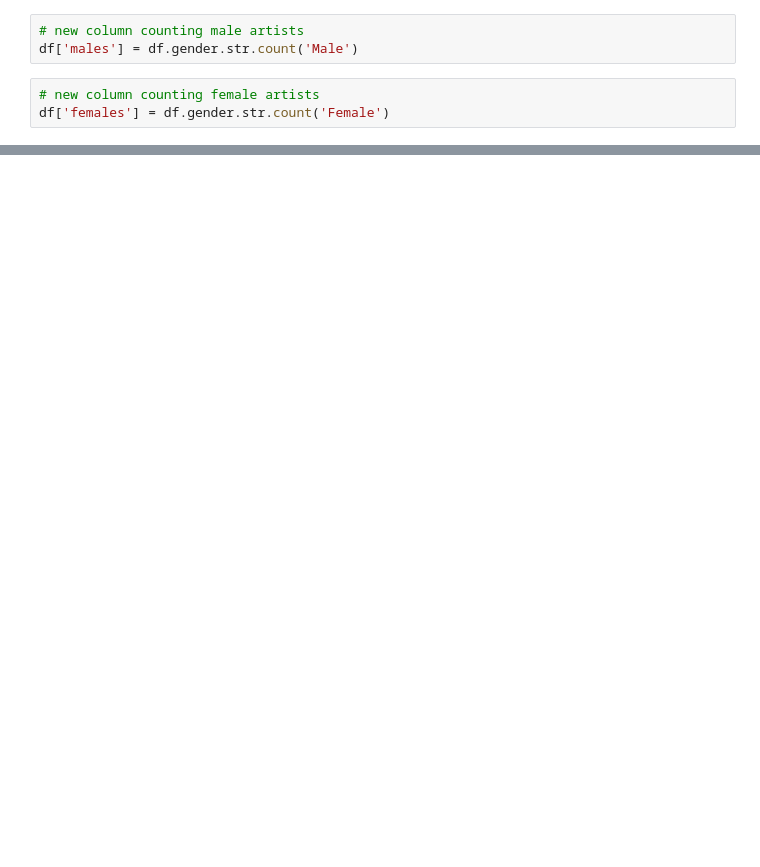
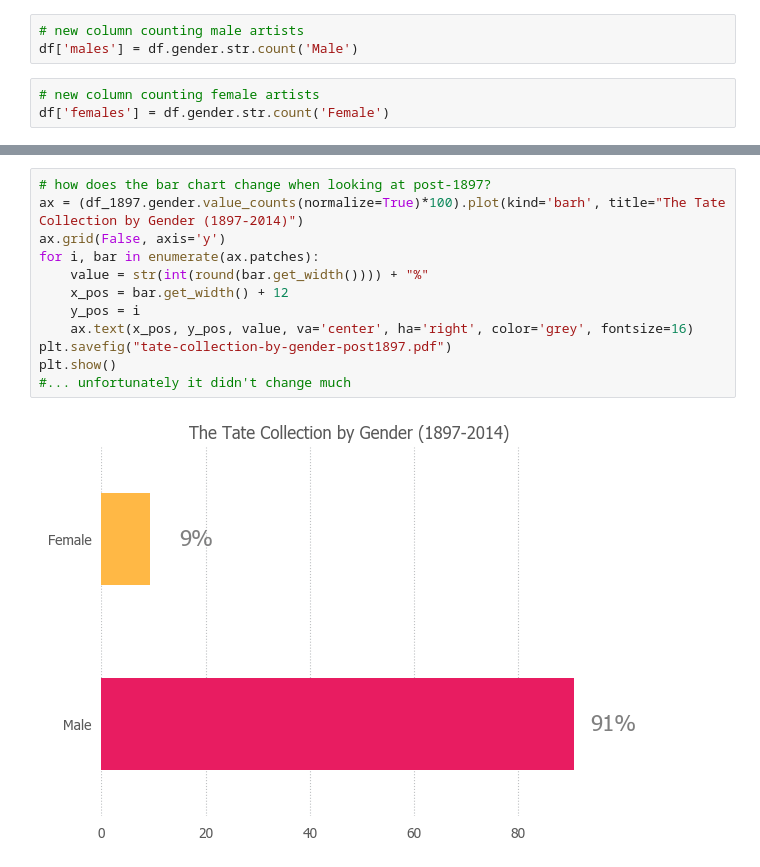
Before and after one commit to angelareplica/data-studio, a Jupyter notebook: code/02-tate-collection/Tate Collection Analysis.ipynb, the cells around one changed output, grey strips where cells are left out. Saved outputs shown, nothing was run; the diff lists cells and outputs as text; blank space fills up the shorter version.

```diff
--- a/code/02-tate-collection/Tate Collection Analysis.ipynb
+++ b/code/02-tate-collection/Tate Collection Analysis.ipynb
@@ -181,0 +206,14 @@ ax.grid(False)
+# %%
+# how does the bar chart change when looking at post-1897?
+ax = (df_1897.gender.value_counts(normalize=True)*100).plot(kind='barh', title="The Tate Collection by Gender (1897-2014)")
+ax.grid(False, axis='y')
+for i, bar in enumerate(ax.patches):
+    value = str(int(round(bar.get_width()))) + "%"
+    x_pos = bar.get_width() + 12
+    y_pos = i
+    ax.text(x_pos, y_pos, value, va='center', ha='right', color='grey', fontsize=16)
+plt.savefig("tate-collection-by-gender-post1897.pdf")
+plt.show()
+#... unfortunately it didn't change much
+# %% [output]
+[figure, added]
```
Also changed, not shown: parts of 38 cells of this notebook, 3 other files.
